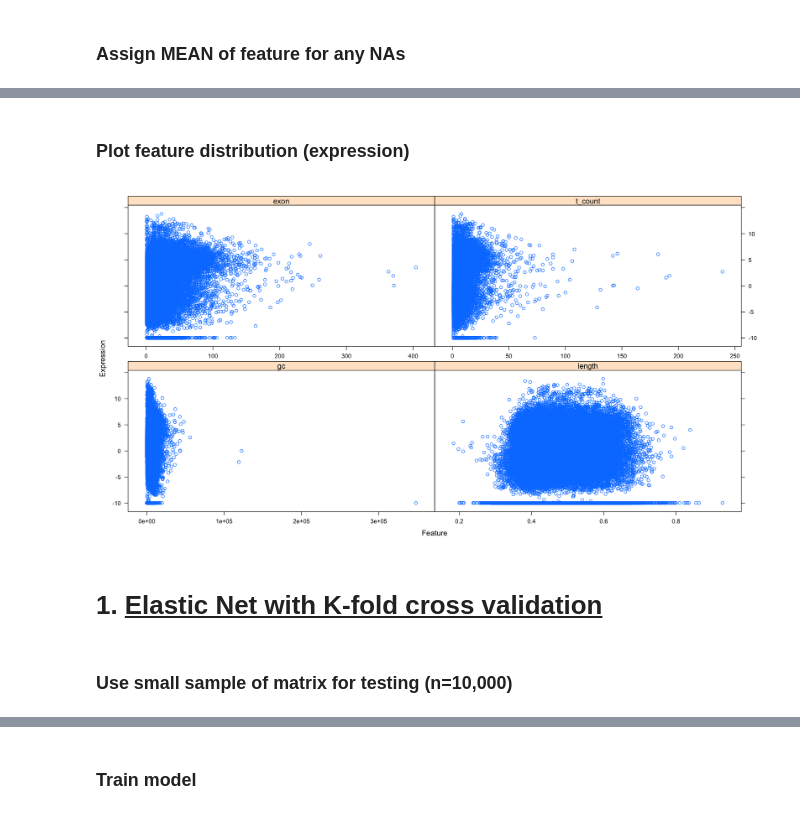
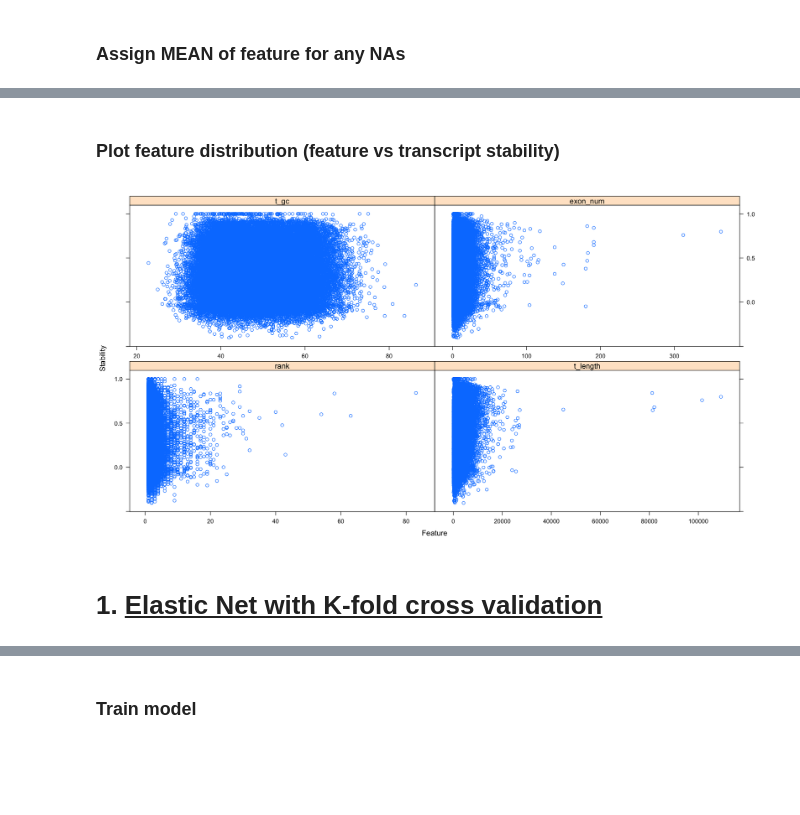
Before and after one commit to anthfm/TranscriptML, a Jupyter notebook: transcript_ML.R.ipynb, the cells around one changed output, grey strips where cells are left out. Drawn from its saved outputs; the diff is of its cells as text; code cells hidden in the pictures; blank space fills up the shorter version.

```diff
--- a/transcript_ML.R.ipynb
+++ b/transcript_ML.R.ipynb
@@ -168,3 +219,14 @@ expr$t_count <- ensembl_features_transcript$Transcript.count[match(rownames(expr
+# %%
+feature_df <- as.data.frame(matrix(NA, nrow = 227912))
+feature_df$transcript_id <- as.character(gCSI@molecularProfiles$Kallisto_0.46.1.isoforms@elementMetadata$transcript_id)
+feature_df$rank <- ensembl_features_rank$Exon.rank.in.transcript[match(feature_df$transcript_id, ensembl_features_rank$Transcript.stable.ID.version)]
+feature_df$t_length <- ensembl_features$transcript_length[match(feature_df$transcript_id, ensembl_features$Transcript.stable.ID.version)]
+feature_df$t_gc <- transcripts$gc_content[match(feature_df$transcript_id, transcripts$tx_id_version)]
+feature_df$exon_num <- exon_total$Exon.stable.ID[match(feature_df$transcript_id, exon_total$`ensembl_features_exon$Transcript.stable.ID.version`)]
+feature_df$type <- gCSI@molecularProfiles$Kallisto_0.46.1.isoforms@elementMetadata$transcript_type[match(feature_df$transcript_id, gCSI@molecularProfiles$Kallisto_0.46.1.isoforms@elementMetadata$transcript_id)]
+feature_df$V1 <- NULL
+rownames(feature_df) <- feature_df$transcript_id
+feature_df$transcript_id <- NULL
 # %% [markdown]
 ### Assign MEAN of feature for any NAs
 # %%
@@ -175,18 +237,18 @@ expr$t_count <- ensembl_features_transcript$Transcript.count[match(rownames(expr
 #mean_mirna <- mean(expr$mirna[which(!is.na(expr$mirna))])
 #expr$mirna[which(is.na(expr$mirna))] <- mean_mirna
 
-#%GC content
-mean_gc <- mean(expr$gc[which(!is.na(expr$gc))])
-expr$gc[which(is.na(expr$gc))] <- mean_gc
+#Exon rank in transcript
+mean_rank <- mean(feature_df$rank[which(!is.na(feature_df$rank))])
+feature_df$rank[which(is.na(feature_df$rank))] <- mean_rank
 
-#Gene length
-mean_length <- mean(expr$length[which(!is.na(expr$length))])
-expr$length[which(is.na(expr$length))] <- mean_length
+#Transcript length
+mean_transcript_length <- mean(feature_df$t_length[which(!is.na(feature_df$t_length))])
+feature_df$t_length[which(is.na(feature_df$t_length))] <- mean_transcript_length
 
-#Exon number
-mean_exon <- mean(expr$exon[which(!is.na(expr$exon))])
-expr$exon[which(is.na(expr$exon))] <- mean_exon
+#Transcript GC %
+mean_gc <- mean(feature_df$t_gc[which(!is.na(feature_df$t_gc))])
+feature_df$t_gc[which(is.na(feature_df$t_gc))] <- mean_gc
 
-#Transcript number
-mean_transcript <- mean(expr$t_count[which(!is.na(expr$t_count))])
-expr$t_count[which(is.na(expr$t_count))] <- mean_transcript
+#Exon number in transcript
+mean_exon_num <- mean(feature_df$exon_num[which(!is.na(feature_df$exon_num))])
+feature_df$exon_num[which(is.na(feature_df$exon_num))] <- mean_exon_num
@@ -192,0 +257,3 @@ expr$t_count[which(is.na(expr$t_count))] <- mean_transcript
+# %%
+feature_df$pearson <- transcript_stability$pearson[match(rownames(feature_df), transcript_stability$transcript_id)]
+feature_df <- feature_df[-which(is.na(feature_df$pearson)),] #remove transcripts with NA (~8% removed)
@@ -192,0 +262,2 @@ expr$t_count[which(is.na(expr$t_count))] <- mean_transcript
+# %%
+feature_df_x <- model.matrix( ~ .-1, feature_df)
@@ -193,15 +275,13 @@ expr$t_count[which(is.na(expr$t_count))] <- mean_transcript
 # %% [markdown]
-### Plot feature distribution (expression)
+### Plot feature distribution (feature vs transcript stability)
 # %%
 #use one cell line as example
-expr_sub <- expr[1:50000, ]
+expr_sub <- feature_df_x[1:50000, ]
 options(repr.plot.width=15, repr.plot.height=8)
-featurePlot(x = expr_sub[ , c("gc","length","exon","t_count")], y = expr_sub$HCC827, labels = c("Feature", "Expression"))
+featurePlot(x = expr_sub[ , c("rank","t_length","t_gc","exon_num")], y = expr_sub[,"pearson"], labels = c("Feature", "Stability"))
 # %% [output]
-[figure, old version]
+[figure, new version]
 # %% [markdown]
 # 1. <u>Elastic Net with K-fold cross validation</u>
 # %%
 set.seed(123)
-# %% [markdown]
-### Use small sample of matrix for testing (n=10,000)
```
Also changed, not shown: parts of 36 cells of this notebook.
